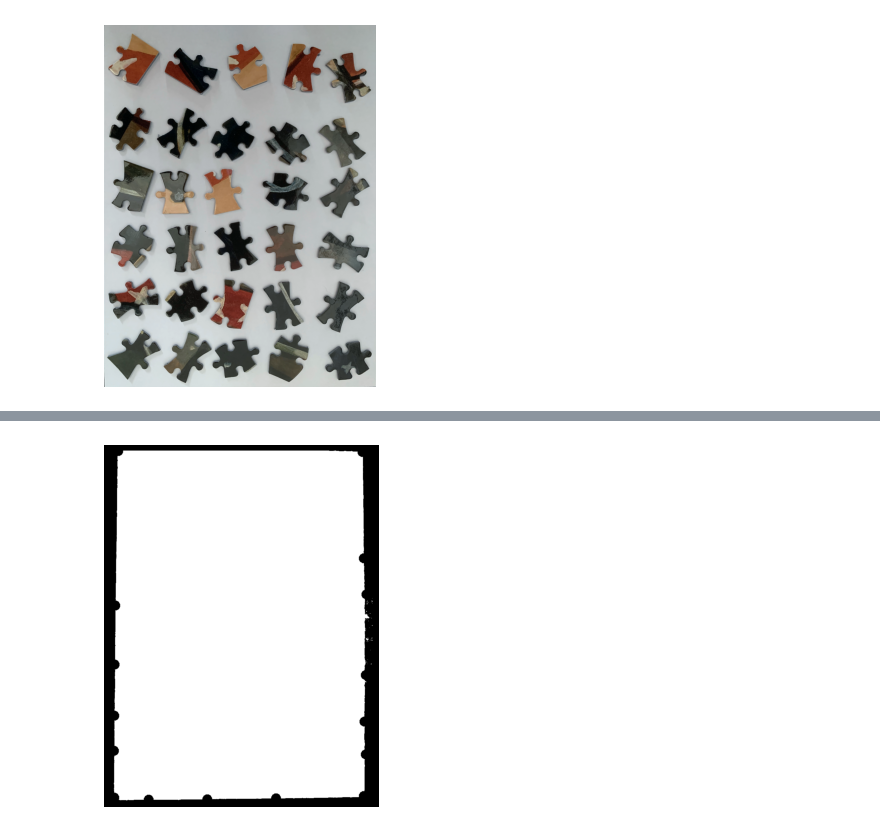
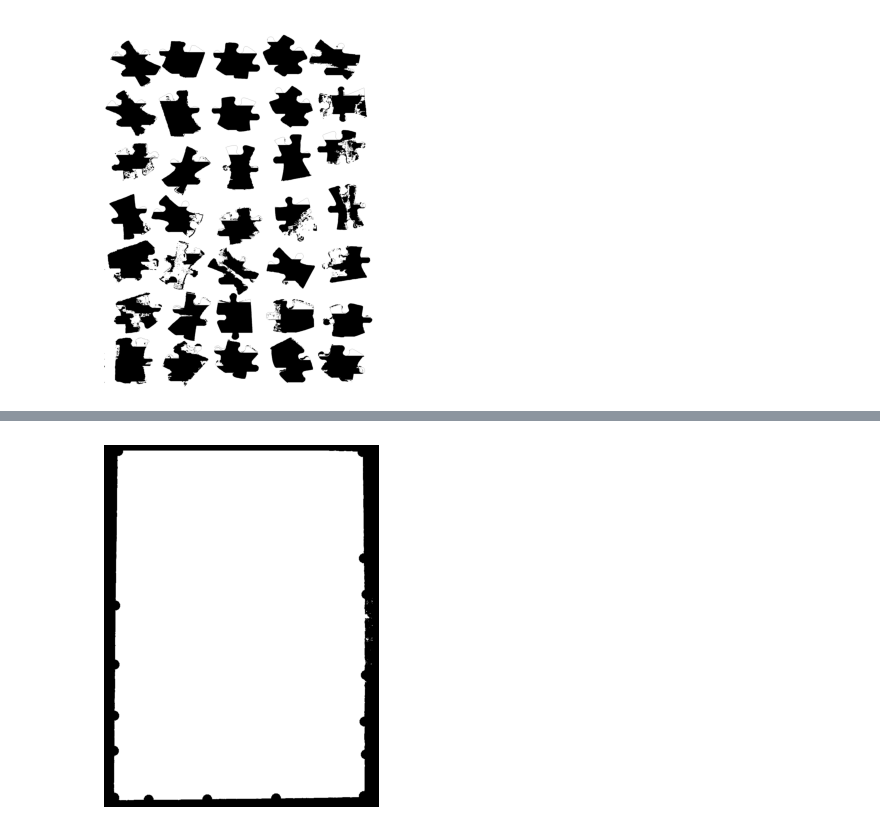
Before and after one commit to tang-ji/jigsaw-puzzle-solver, a Jupyter notebook: Untitled.ipynb, the cells around one changed output, grey strips where cells are left out. Cells and saved outputs as stored; diff of their text form; code cells hidden in the pictures.

```diff
--- a/Untitled.ipynb
+++ b/Untitled.ipynb
@@ -98 +170,5 @@ img_path = "input/IMG_3852_boundary.png"
+# %%
+show(mask)
+# %% [output]
+[figure, added]
 # %%
@@ -136,7 +185,3 @@ img_warped = get_warp_image(img, margin=20)
-# %%
-show(white_balance(img_warped))
-# %% [output]
-[figure, removed]
 # %%
 blurred = blur(img_balanced)
 
```
Also changed, not shown: parts of 14 cells of this notebook.
